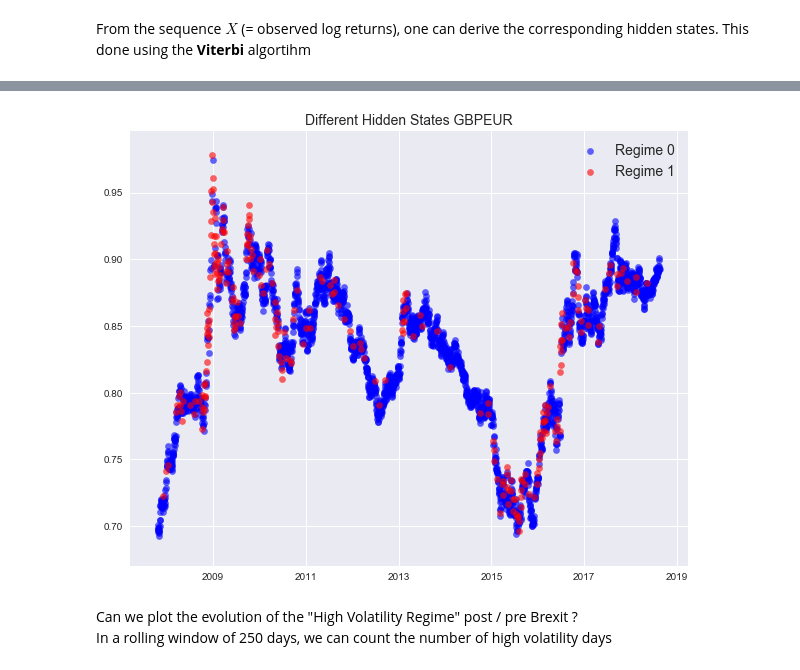
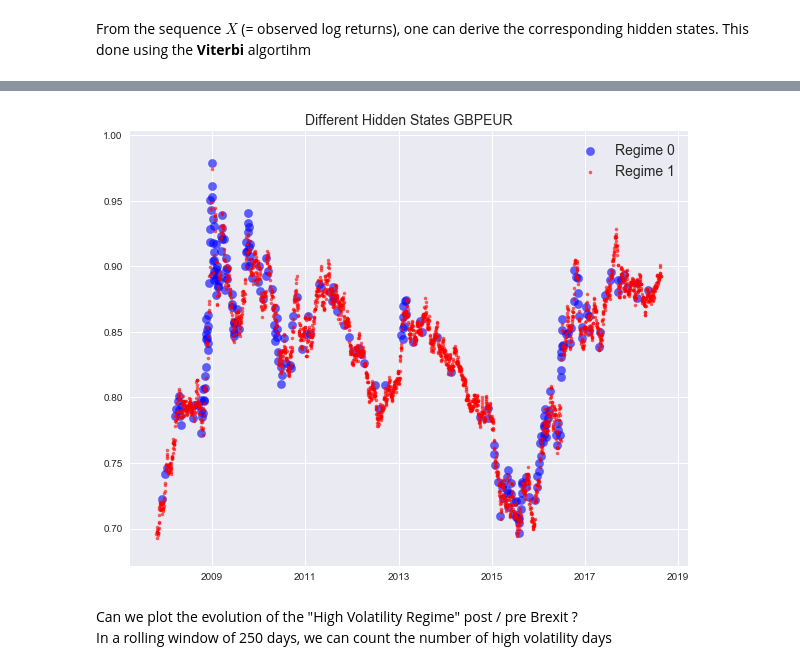
Before and after one commit to RiskConcile/workshop, a Jupyter notebook: Exercises/1.Machine Learning/Code/2.Unsupervised Learning/2.HMM/1.HMM.ipynb, the cells around one changed output, grey strips where cells are left out. Cells and saved outputs as stored; diff of their text form; code cells hidden in the pictures.

```diff
--- a/Exercises/1.Machine Learning/Code/2.Unsupervised Learning/2.HMM/1.HMM.ipynb
+++ b/Exercises/1.Machine Learning/Code/2.Unsupervised Learning/2.HMM/1.HMM.ipynb
@@ -132,21 +160,21 @@ Z = model.predict(X).reshape(-1,1)
 # %%
 fig = plt.subplots(1,1,figsize=(10,8))
 color = ['b','r']
-size = [40,40]
+size = [70,10]
 for z , c , s , i in zip(np.unique(Z),
                          color,size,
                          np.arange(0,len(model.means_))):
     idx = Z ==z
     plt.scatter(df[Z==z].index,
                 df[Z==z]['EURGBP'],
                 c=c,
                 s=s,
                 alpha=0.6,
                label='Regime '+str(i))
 plt.title('Different Hidden States GBPEUR',fontsize=14);
 plt.legend(loc=1,fontsize=14);
 # %% [output]
-[figure, old version]
+[figure, new version]
 # %% [markdown]
 Can we plot the evolution of the "High Volatility Regime" post / pre Brexit ?
 <br>In a rolling window of 250 days, we can count the number of high volatility days<br>
```
Also changed, not shown: parts of 14 cells of this notebook.
